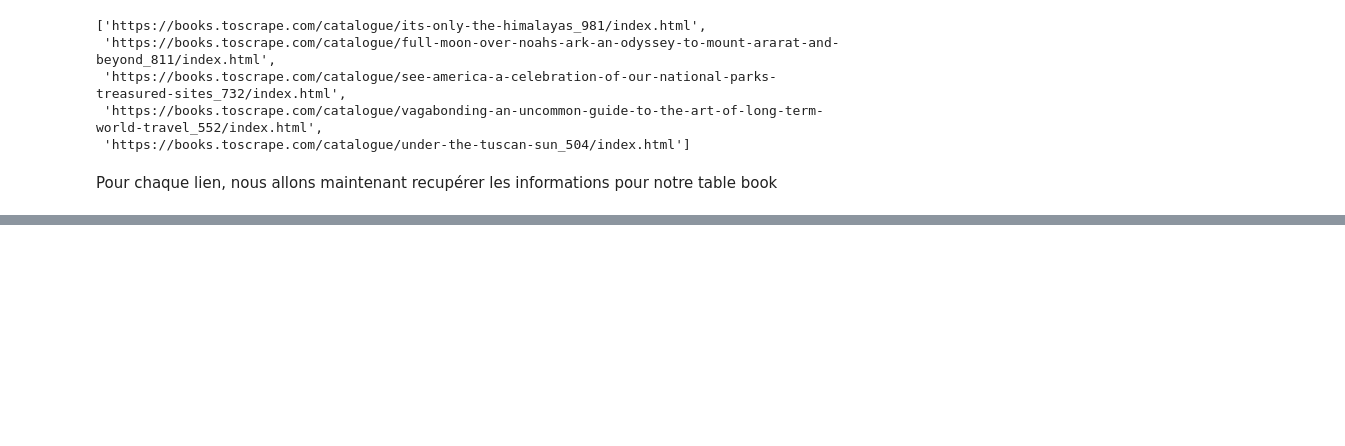
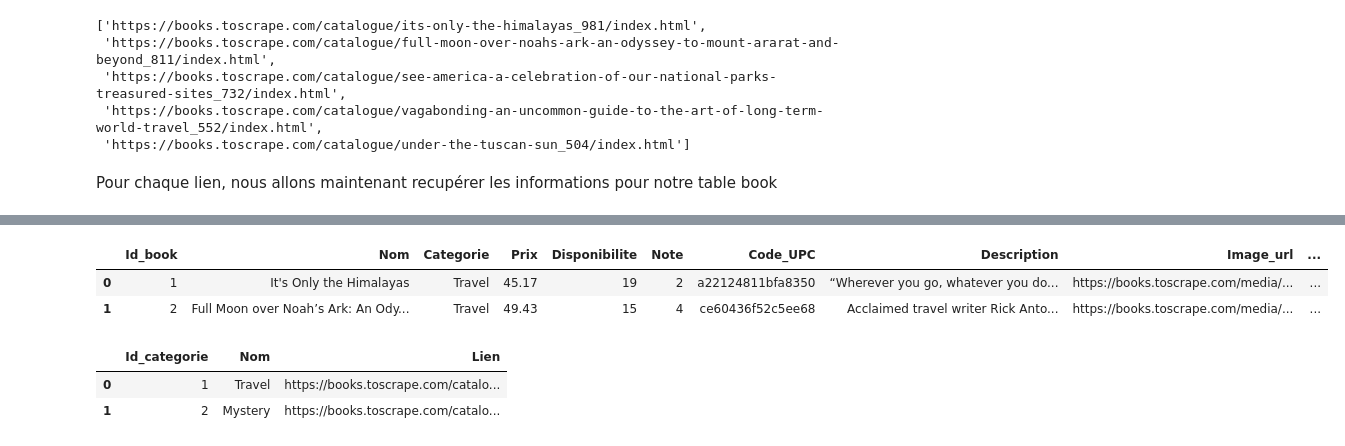
Before and after one commit to bigbong-K/projet_gestion_bibliotheque, a Jupyter notebook: scrapping/main.ipynb, the cells around one changed output, grey strips where cells are left out. Drawn from its saved outputs; the diff is of its cells as text; code cells hidden in the pictures; blank space fills up the shorter version.

```diff
--- a/scrapping/main.ipynb
+++ b/scrapping/main.ipynb
@@ -131,29 +131,34 @@ def get_infos_one_book(url:str=links_book[21]):
     if reponse.status_code == 200:
         data_str = reponse.content
         data_html = soup(data_str, "html.parser")
-
-        theme = data_html.find("ul", attrs={"class":"breadcrumb"}).find("a").find_next("a").find_next("a").get_text()
+        # recupération de la catégorie
+        categorie = data_html.find("ul", attrs={"class":"breadcrumb"}).find("a").find_next("a").find_next("a").get_text()
+        # recupération du titre
         titre = data_html.find("div", attrs={"class":"col-sm-6 product_main"}).find("h1").get_text()
-        price = data_html.find("div", attrs={"class":"col-sm-6 product_main"}).find("p").get_text()[1:]
+        # recupération du prix
+        prix = data_html.find("div", attrs={"class":"col-sm-6 product_main"}).find("p").get_text()[1:]
+        # recupération du nombre d'exemplaires disponibles
         disponibilite = data_html.find("div", attrs={"class":"col-sm-6 product_main"}).find("p").find_next("p").get_text().strip().split("(")[1]
         nb_livre_disponible = disponibilite.split(" ")[0]
+        # recupération du nombre d'étoiles
         try:
-            nb_starts = data_html.find("p", attrs={"class":"instock availability"}).find_next("p").attrs["class"][1]
+            note = data_html.find("p", attrs={"class":"instock availability"}).find_next("p").attrs["class"][1]
         except:
-            nb_starts = data_html.find("div", attrs={"class":"alert alert-warning"}).find_previous("p")["class"][1]
+            note = data_html.find("div", attrs={"class":"alert alert-warning"}).find_previous("p")["class"][1]
 
         STR_TO_NUMBER = {"Zero":0, "One":1, "Two":2, "Three":3, "Four":4, "Five":5}
-
-        image = "https://books.toscrape.com/" + data_html.find("div", attrs={"class":"item active"}).find("img")["src"].split("../../")[1]
+        # recupération de l'url de l'image
+        image_url = "https://books.toscrape.com/" + data_html.find("div", attrs={"class":"item active"}).find("img")["src"].split("../../")[1]
+        # recupération de la description
         try:
             description = data_html.find("div", attrs={"id":"product_description"}).find_next("p").get_text()
         except:
             description = None
-
+        # recupération du code UPC
         upc = data_html.find("table", attrs={"class":"table table-striped"}).find("td").get_text()
 
-        data = {"name": titre, "categorie":theme, "price":price, "availability":nb_livre_disponible,
-                "note":STR_TO_NUMBER[nb_starts], "reference":upc, "description":description, "image":image, "link":url}
+        data = {"Nom": titre, "Categorie":categorie, "Prix":prix, "Disponibilite":nb_livre_disponible,
+                "Note":STR_TO_NUMBER[note], "Code_UPC":upc, "Description":description, "Image_url":image_url, "Lien":url}
 
     return data
 
@@ -182,7 +184,7 @@ df_book.head()
 # %%
 df_book = df_book.reset_index()
-df_book = df_book.rename(columns={"index":"id_book"})
-df_book["id_book"] = df_book["id_book"] + 1
+df_book = df_book.rename(columns={"index":"Id_book"})
+df_book["Id_book"] = df_book["Id_book"] + 1
 
 df_book.head()
 # %% [output]
@@ -195 +197,11 @@ df_book.head()
+# %%
+display(df_book.head(2))
+display(df_categorie.head(2))
+# %% [output]
+|  | Id_book | Nom | Categorie | Prix | Disponibilite | Note | Code_UPC | Description | Image_url | ... |
+| 0 | 1 | It's Only the Himalayas | Travel | 45.17 | 19 | 2 | a22124811bfa8350 | “Wherever you go, whatever you do... | https://books.toscrape.com/media/... | ... |
+| 1 | 2 | Full Moon over Noah’s Ark: An Ody... | Travel | 49.43 | 15 | 4 | ce60436f52c5ee68 | Acclaimed travel writer Rick Anto... | https://books.toscrape.com/media/... | ... |
+|  | Id_categorie | Nom | Lien |
+| 0 | 1 | Travel | https://books.toscrape.com/catalo... |
+| 1 | 2 | Mystery | https://books.toscrape.com/catalo... |
 # %%
```
Also changed, not shown: parts of 7 cells of this notebook.
